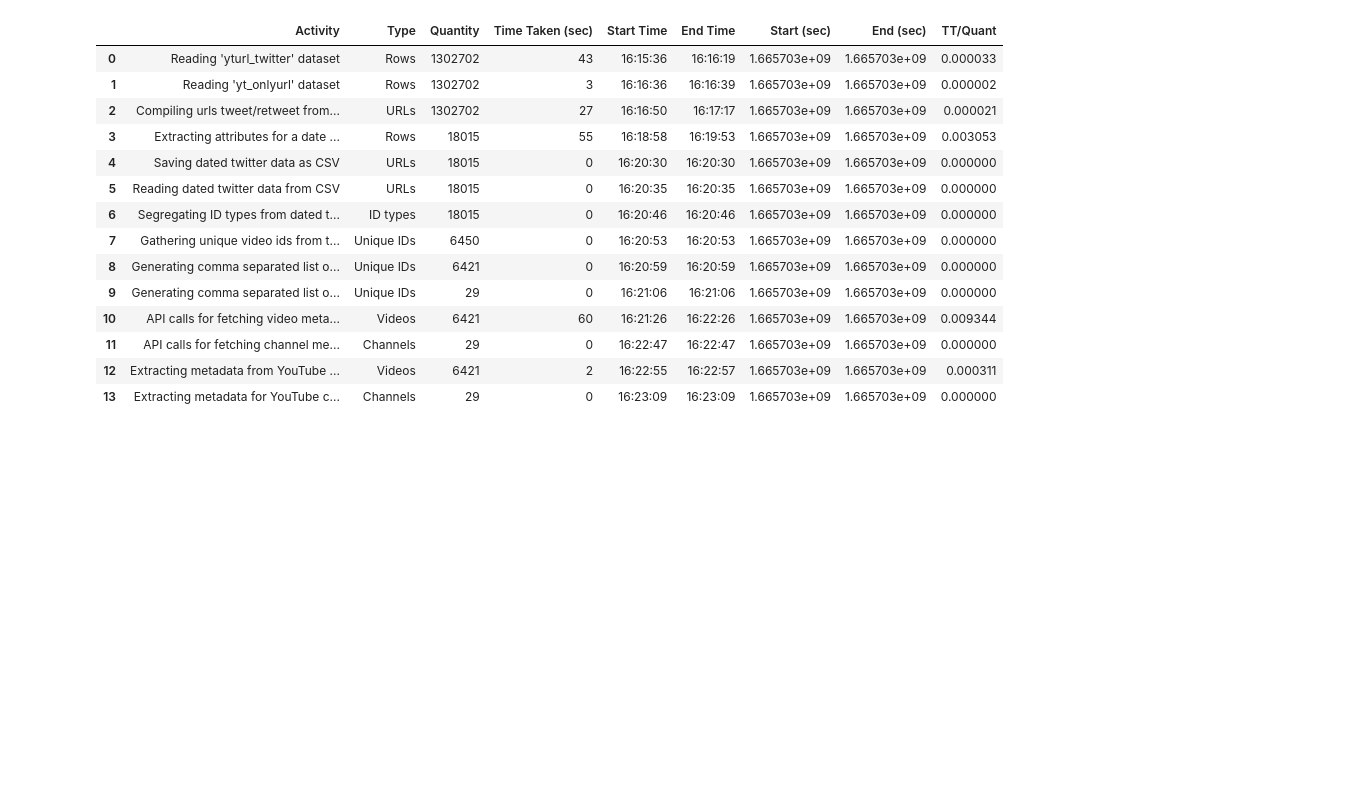
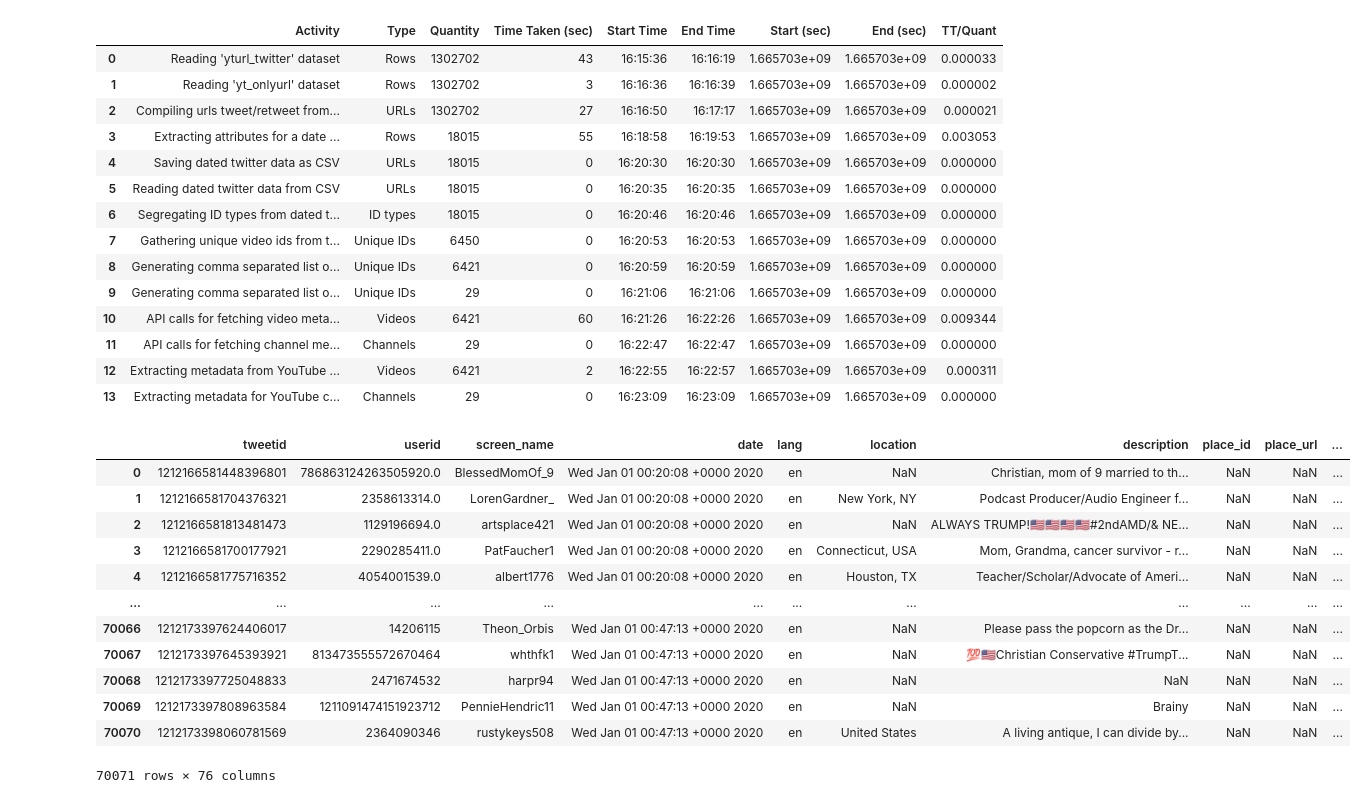
Before and after one commit to MihirS57/Twitter-YouTube-Compile-Monitor, a Jupyter notebook: Twitter-YouTube-Monitoring.ipynb, the cells around one changed output. Cells and saved outputs as stored; diff of their text form; code cells hidden in the pictures; blank space fills up the shorter version.

```diff
--- a/Twitter-YouTube-Monitoring.ipynb
+++ b/Twitter-YouTube-Monitoring.ipynb
@@ -1092,0 +1083,17 @@ Total time taken by the script to complete processing for Feb 23 2022: 190s
+# %%
+twitter_dataset = pd.read_csv(f'./dataset/From Lab/{file_name}.csv')
+twitter_dataset
+# %% [output]
+|  | tweetid | userid | screen_name | date | lang | location | description | place_id | place_url | ... |
+| 0 | 1212166581448396801 | 786863124263505920.0 | BlessedMomOf_9 | Wed Jan 01 00:20:08 +0000 2020 | en | NaN | Christian, mom of 9 married to th... | NaN | NaN | ... |
+| 1 | 1212166581704376321 | 2358613314.0 | LorenGardner_ | Wed Jan 01 00:20:08 +0000 2020 | en | New York, NY | Podcast Producer/Audio Engineer f... | NaN | NaN | ... |
+| 2 | 1212166581813481473 | 1129196694.0 | artsplace421 | Wed Jan 01 00:20:08 +0000 2020 | en | NaN | ALWAYS TRUMP!🇺🇸🇺🇸🇺🇸🇺🇸#2ndAMD/& NE... | NaN | NaN | ... |
+| 3 | 1212166581700177921 | 2290285411.0 | PatFaucher1 | Wed Jan 01 00:20:08 +0000 2020 | en | Connecticut, USA | Mom, Grandma, cancer survivor - r... | NaN | NaN | ... |
+| 4 | 1212166581775716352 | 4054001539.0 | albert1776 | Wed Jan 01 00:20:08 +0000 2020 | en | Houston, TX | Teacher/Scholar/Advocate of Ameri... | NaN | NaN | ... |
+| ... | ... | ... | ... | ... | ... | ... | ... | ... | ... | ... |
+| 70066 | 1212173397624406017 | 14206115 | Theon_Orbis | Wed Jan 01 00:47:13 +0000 2020 | en | NaN | Please pass the popcorn as the Dr... | NaN | NaN | ... |
+| 70067 | 1212173397645393921 | 813473555572670464 | whthfk1 | Wed Jan 01 00:47:13 +0000 2020 | en | NaN | 💯🇺🇸Christian Conservative #TrumpT... | NaN | NaN | ... |
+| 70068 | 1212173397725048833 | 2471674532 | harpr94 | Wed Jan 01 00:47:13 +0000 2020 | en | NaN | NaN | NaN | NaN | ... |
+| 70069 | 1212173397808963584 | 1211091474151923712 | PennieHendric11 | Wed Jan 01 00:47:13 +0000 2020 | en | NaN | Brainy | NaN | NaN | ... |
+| 70070 | 1212173398060781569 | 2364090346 | rustykeys508 | Wed Jan 01 00:47:13 +0000 2020 | en | United States | A living antique, I can divide by... | NaN | NaN | ... |
+70071 rows × 76 columns
```
Also changed, not shown: parts of 22 cells of this notebook, 1 other file.
